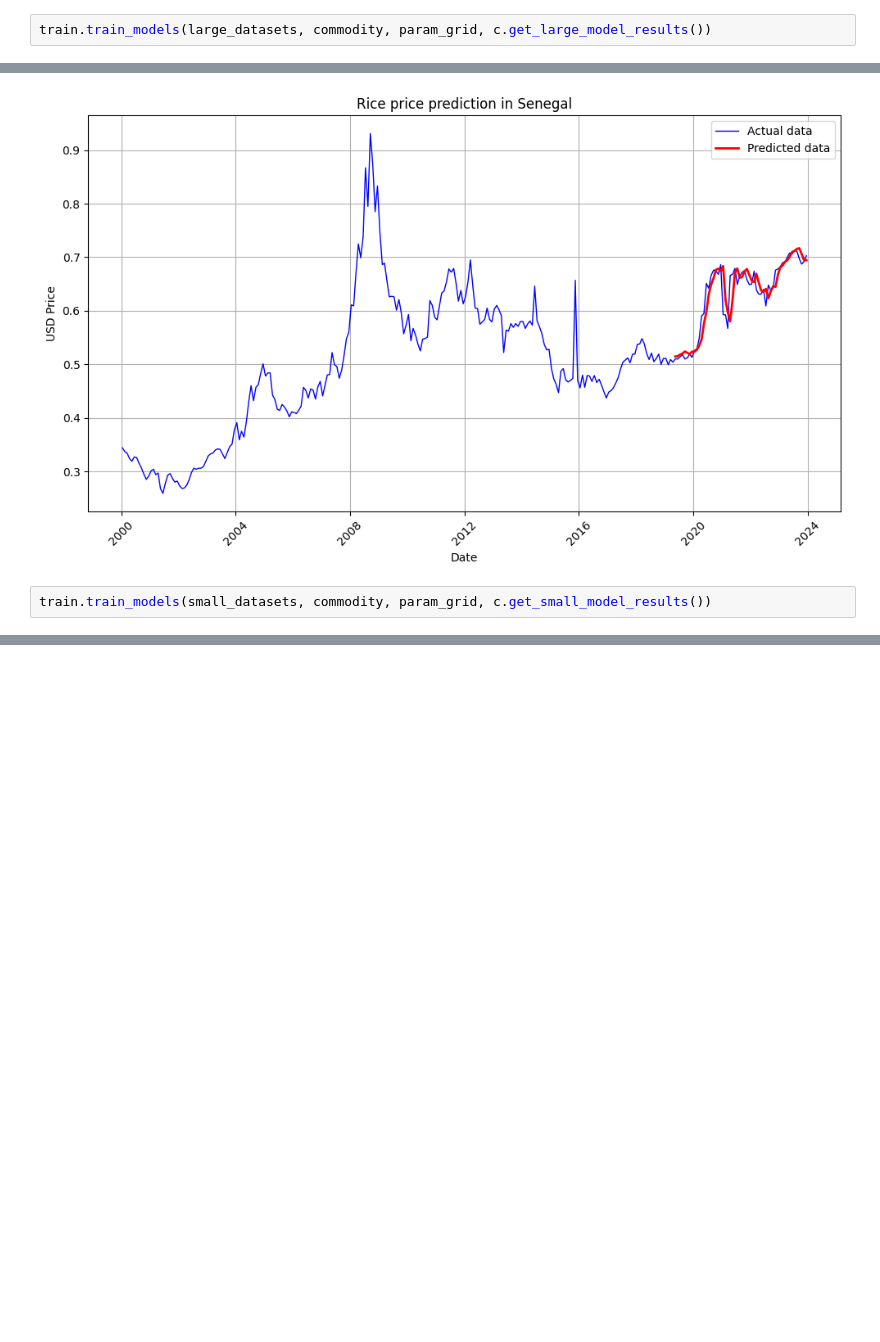
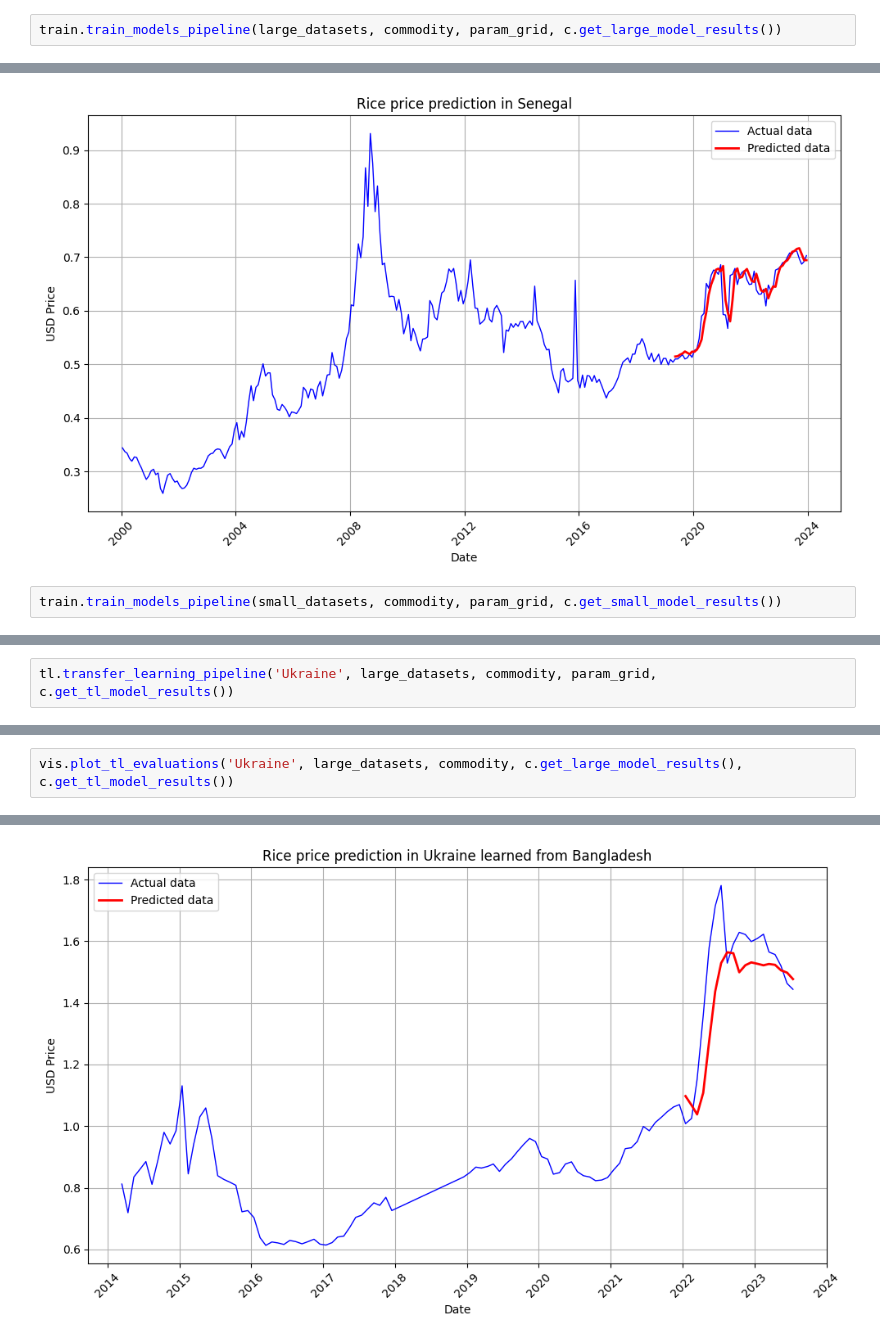
Before and after one commit to JanaJankovic/transfer-learning, a Jupyter notebook: src/model.ipynb, the cells around one changed output, grey strips where cells are left out. Drawn from its saved outputs; the diff is of its cells as text; blank space fills up the shorter version.

Commit message:
fix transfer learning and refactor

```diff
--- a/src/model.ipynb
+++ b/src/model.ipynb
@@ -36,5 +38,5 @@ param_grid = {
 # %%
-train.train_models(large_datasets, commodity, param_grid, c.get_large_model_results())
+train.train_models_pipeline(large_datasets, commodity, param_grid, c.get_large_model_results())
 # %% [output]
 {'network_type': 'RNN', 'window_size': 2, 'learning_rate': 0.0019146534676403573, 'num_layers': 1, 'neurons_per_layer': 128, 'batch_size': 16} {'val_loss': 0.055412840098142624, 'val_mae': 0.155201226 ...
 hello
@@ -68,5 +70,5 @@ vis.plot_evaluations(large_datasets, commodity, c.get_large_model_results())
 2/2 [==============================] - 0s 6ms/step
 [figure]
 # %%
-train.train_models(small_datasets, commodity, param_grid, c.get_small_model_results())
+train.train_models_pipeline(small_datasets, commodity, param_grid, c.get_small_model_results())
 # %% [output]
@@ -119,0 +87,2 @@ Transfer learning MAE: 0.10481549569180137
+# %%
+tl.transfer_learning_pipeline('Ukraine', large_datasets, commodity, param_grid, c.get_tl_model_results())
@@ -119,0 +209,3 @@ Transfer learning MAE: 0.10481549569180137
+# %%
+vis.plot_tl_evaluations('Ukraine', large_datasets, commodity, c.get_large_model_results(), c.get_tl_model_results())
+# %% [output]
@@ -119,0 +213 @@ Transfer learning MAE: 0.10481549569180137
+[figure, added]
```
Also changed, not shown: parts of 8 cells of this notebook, 13 other files.
